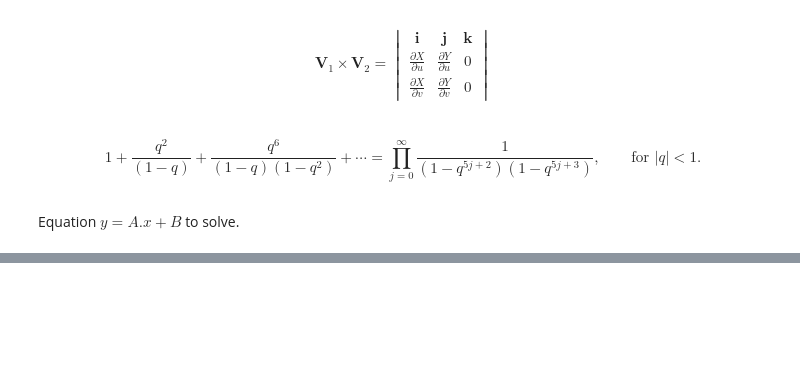
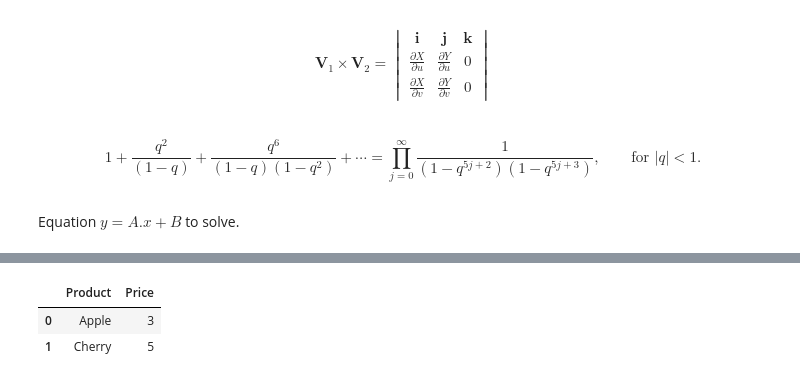
Before and after one commit to Hansastro/Programming-Learning, a Jupyter notebook: Jupyter_Notebook/Matplotlib.ipynb, the cells around one changed output, grey strips where cells are left out. Drawn from its saved outputs; the diff is of its cells as text; code cells hidden in the pictures; blank space fills up the shorter version.

Commit message:
Add pandas example

```diff
--- a/Jupyter_Notebook/Matplotlib.ipynb
+++ b/Jupyter_Notebook/Matplotlib.ipynb
@@ -98,0 +112,12 @@ Equation $y = A.x + B$ to solve.
+# %%
+import pandas as pd
+
+t = [{'Product':'Apple', 'Price':3}, {'Product': 'Cherry', 'Price':5}]
+# %%
+df = pd.DataFrame(t)
+# %%
+df
+# %% [output]
+|  | Product | Price |
+| 0 | Apple | 3 |
+| 1 | Cherry | 5 |
```
Also changed, not shown: parts of 3 cells of this notebook.
